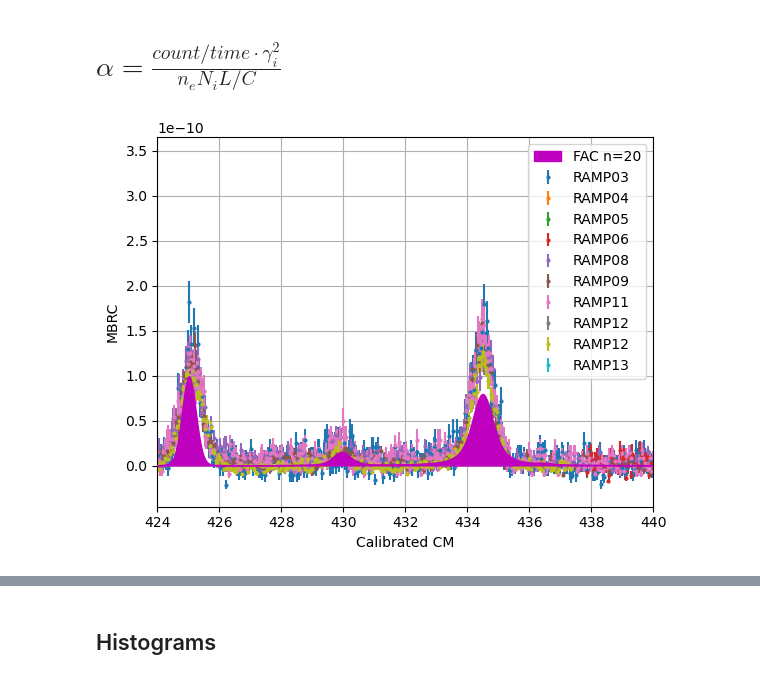
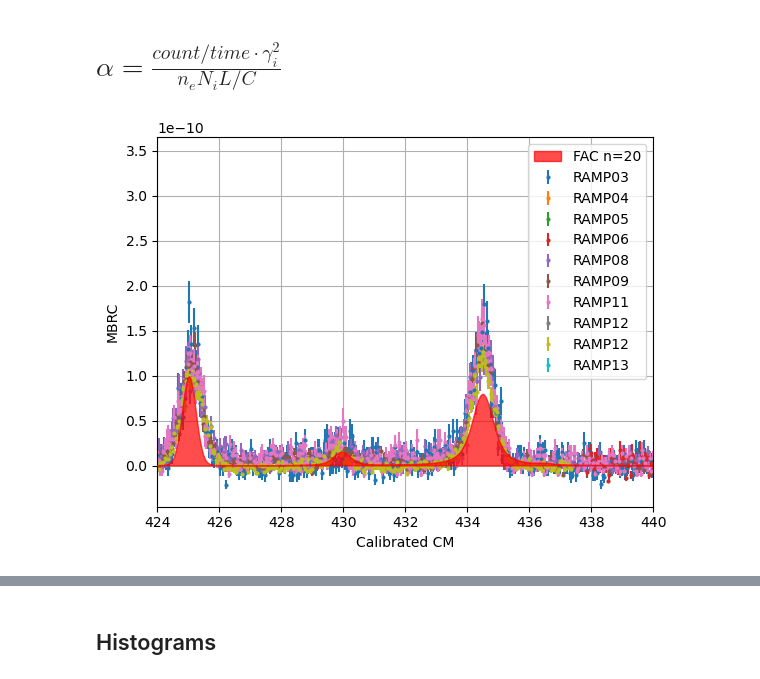
Before and after one commit to wwwerka/dr_oxygen_analysis, a Jupyter notebook: dr_oxygen_analysis.ipynb, the cells around one changed output, grey strips where cells are left out. Cells and saved outputs as stored; diff of their text form; code cells hidden in the pictures.

```diff
--- a/dr_oxygen_analysis.ipynb
+++ b/dr_oxygen_analysis.ipynb
@@ -529,21 +529,21 @@ plt.grid()
 # %%
 data_sets = [data03, data04, data05, data06, data08, data09, data11, data12, data22, data13]
 # data_sets = [data06]
 # data_sets = [data03, data08, data09, data11, data22]
 # data_sets = [data04, data05, data06, data12, data13]
 fig = plt.figure()
 ax1 = fig.gca()
 for data in data_sets:
     ax1.errorbar(data.calibration_NEW2(), data.rate_coef(), data.error_rate_coef(), marker='o', markersize=2, linestyle='', label = "RAMP"+data.name)
-ax1.fill_between(theory_n20[:, 0], theory_n20[:, 1],color= "m", label="FAC n=20", zorder=10)
+ax1.fill_between(theory_n20[:, 0], theory_n20[:, 1],color= "r", label="FAC n=20", zorder=10, alpha=0.7)
 plt.xlim(424,440)
 # plt.xlim(425,425.1)
 # plt.xlim(540,550)
 plt.legend()
 plt.xlabel("Calibrated CM")
 plt.ylabel("MBRC")
 # plt.ylim(-0.9e-10,0.9e-10)
 plt.grid()
 # plt.savefig("high.pdf")
 # %% [output]
-[figure, old version]
+[figure, new version]
```
Also changed, not shown: parts of 1 cell of this notebook.
